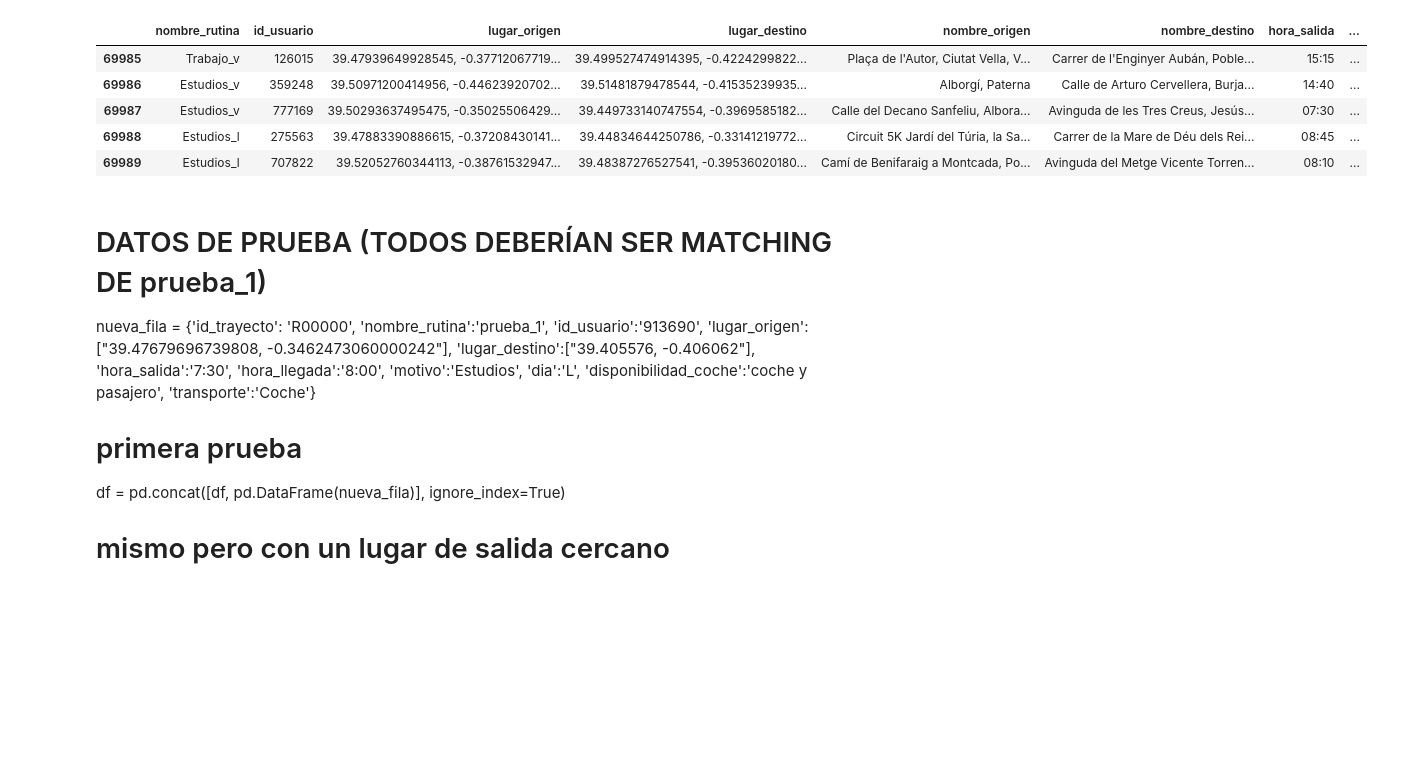
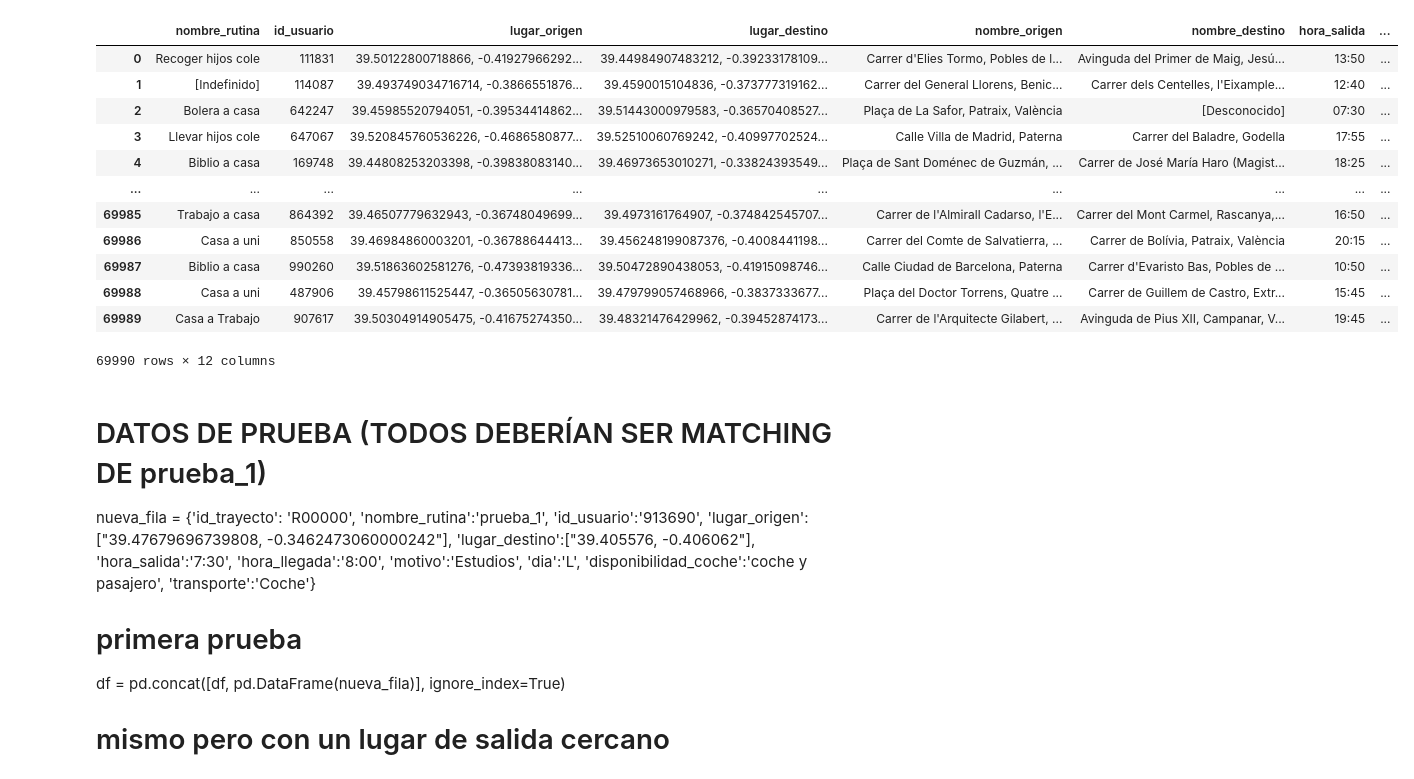
Before and after one commit to pablo-csv/Terra, a Jupyter notebook: datos_trayectos_eva.ipynb, the cells around one changed output. Drawn from its saved outputs; the diff is of its cells as text; code cells hidden in the pictures; blank space fills up the shorter version.

```diff
--- a/datos_trayectos_eva.ipynb
+++ b/datos_trayectos_eva.ipynb
@@ -139,38 +144,57 @@ df = nuevo_df
 # %%
 # NUEVAS FILAS DE ESTUDIOS Y TRABAJO
 
 filas_necesarias = 70000 - 10 - len(df)
 
 # Crear una lista de Motivos alternativos (Estudios o Trabajo)
 motivos_alternativos = ['Estudios', 'Trabajo']
 
 # Seleccionar las filas cuyo Motivo es 'Ocio'
 filas_ocio = df[df['motivo'] == 'Ocio']
 
 # Si hay más filas de 'Ocio' de las necesarias, toma solo las primeras
 if len(filas_ocio) > filas_necesarias:
     filas_ocio = filas_ocio.iloc[:filas_necesarias]
 
 # Cambiar el Motivo a 'Estudios' o 'Trabajo' de manera aleatoria
 filas_ocio['motivo'] = np.random.choice(motivos_alternativos, size=len(filas_ocio))
 
 # Cambiar el Día a un día de semana si es Sábado o Domingo
 dias_semana = ['L', 'M', 'X', 'J', 'V']
 filas_ocio['dia'] = np.where(filas_ocio['dia'].isin(['S', 'D']), np.random.choice(dias_semana, size=len(filas_ocio)), filas_ocio['dia'])
-filas_ocio['nombre_rutina'] = filas_ocio['motivo'] + '_' + filas_ocio['dia'].str.lower()
+
+rutinas_trabajo = ['Trabajo a casa', 'Casa a Trabajo']
+rutinas_estudios = ['Uni a casa', 'Casa a uni', 'Biblio a casa', 'Casa a biblio']
+
+# Función para seleccionar rutinas según el motivo
+def seleccionar_rutina(motivo):
+    if motivo == 'Trabajo':
+        return random.choice(rutinas_trabajo)
+    elif motivo == 'Estudios':
+        return random.choice(rutinas_estudios)
+    else:
+        return None
+
+filas_ocio['nombre_rutina'] = filas_ocio.apply(lambda row: seleccionar_rutina(row['motivo']), axis=1)
 
 
 # Agregar las filas modificadas al DataFrame original
 df = pd.concat([df, filas_ocio], ignore_index=True)
+df
+# %% [output]
+|  | nombre_rutina | id_usuario | lugar_origen | lugar_destino | nombre_origen | nombre_destino | hora_salida | ... |
+| 0 | Recoger hijos cole | 111831 | 39.50122800718866, -0.41927966292... | 39.44984907483212, -0.39233178109... | Carrer d'Elies Tormo, Pobles de l... | Avinguda del Primer de Maig, Jesú... | 13:50 | ... |
+| 1 | [Indefinido] | 114087 | 39.493749034716714, -0.3866551876... | 39.4590015104836, -0.373777319162... | Carrer del General Llorens, Benic... | Carrer dels Centelles, l'Eixample... | 12:40 | ... |
+| 2 | Bolera a casa | 642247 | 39.45985520794051, -0.39534414862... | 39.51443000979583, -0.36570408527... | Plaça de La Safor, Patraix, València | [Desconocido] | 07:30 | ... |
+| 3 | Llevar hijos cole | 647067 | 39.520845760536226, -0.4686580877... | 39.52510060769242, -0.40997702524... | Calle Villa de Madrid, Paterna | Carrer del Baladre, Godella | 17:55 | ... |
+| 4 | Biblio a casa | 169748 | 39.44808253203398, -0.39838083140... | 39.46973653010271, -0.33824393549... | Plaça de Sant Doménec de Guzmán, ... | Carrer de José María Haro (Magist... | 18:25 | ... |
+| ... | ... | ... | ... | ... | ... | ... | ... | ... |
+| 69985 | Trabajo a casa | 864392 | 39.46507779632943, -0.36748049699... | 39.4973161764907, -0.374842545707... | Carrer de l'Almirall Cadarso, l'E... | Carrer del Mont Carmel, Rascanya,... | 16:50 | ... |
+| 69986 | Casa a uni | 850558 | 39.46984860003201, -0.36788644413... | 39.456248199087376, -0.4008441198... | Carrer del Comte de Salvatierra, ... | Carrer de Bolívia, Patraix, València | 20:15 | ... |
+| 69987 | Biblio a casa | 990260 | 39.51863602581276, -0.47393819336... | 39.50472890438053, -0.41915098746... | Calle Ciudad de Barcelona, Paterna | Carrer d'Evaristo Bas, Pobles de ... | 10:50 | ... |
+| 69988 | Casa a uni | 487906 | 39.45798611525447, -0.36505630781... | 39.479799057468966, -0.3837333677... | Plaça del Doctor Torrens, Quatre ... | Carrer de Guillem de Castro, Extr... | 15:45 | ... |
+| 69989 | Casa a Trabajo | 907617 | 39.50304914905475, -0.41675274350... | 39.48321476429962, -0.39452874173... | Carrer de l'Arquitecte Gilabert, ... | Avinguda de Pius XII, Campanar, V... | 19:45 | ... |
+69990 rows × 12 columns
-# %%
-df.tail()
-# %% [output]
-|  | nombre_rutina | id_usuario | lugar_origen | lugar_destino | nombre_origen | nombre_destino | hora_salida | ... |
-| 69985 | Trabajo_v | 126015 | 39.47939649928545, -0.37712067719... | 39.499527474914395, -0.4224299822... | Plaça de l'Autor, Ciutat Vella, V... | Carrer de l'Enginyer Aubán, Poble... | 15:15 | ... |
-| 69986 | Estudios_v | 359248 | 39.50971200414956, -0.44623920702... | 39.51481879478544, -0.41535239935... | Alborgí, Paterna | Calle de Arturo Cervellera, Burja... | 14:40 | ... |
-| 69987 | Estudios_v | 777169 | 39.50293637495475, -0.35025506429... | 39.449733140747554, -0.3969585182... | Calle del Decano Sanfeliu, Albora... | Avinguda de les Tres Creus, Jesús... | 07:30 | ... |
-| 69988 | Estudios_l | 275563 | 39.47883390886615, -0.37208430141... | 39.44834644250786, -0.33141219772... | Circuit 5K Jardí del Túria, la Sa... | Carrer de la Mare de Déu dels Rei... | 08:45 | ... |
-| 69989 | Estudios_l | 707822 | 39.52052760344113, -0.38761532947... | 39.48387276527541, -0.39536020180... | Camí de Benifaraig a Montcada, Po... | Avinguda del Metge Vicente Torren... | 08:10 | ... |
 # %% [markdown]
 # DATOS DE PRUEBA (TODOS DEBERÍAN SER MATCHING DE prueba_1)
 
```
Also changed, not shown: parts of 8 cells of this notebook.
